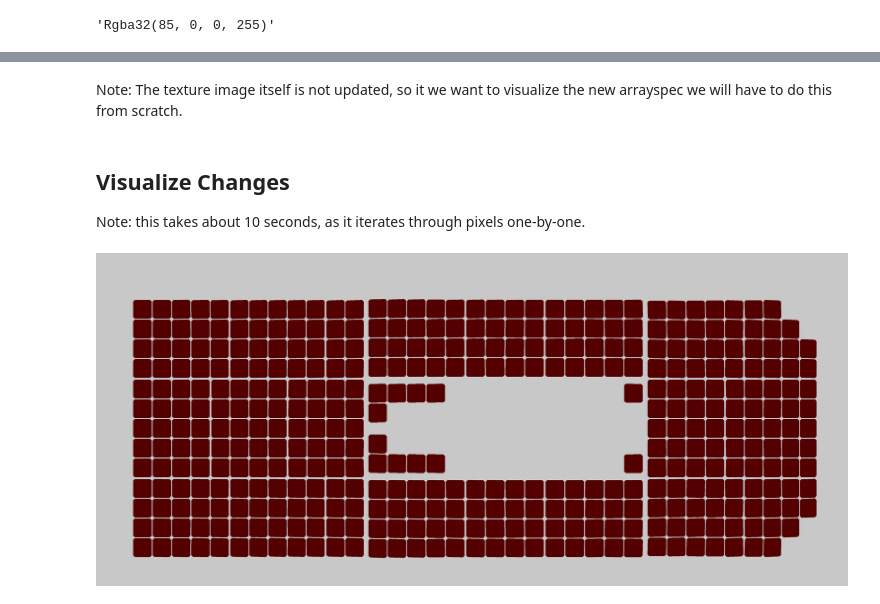
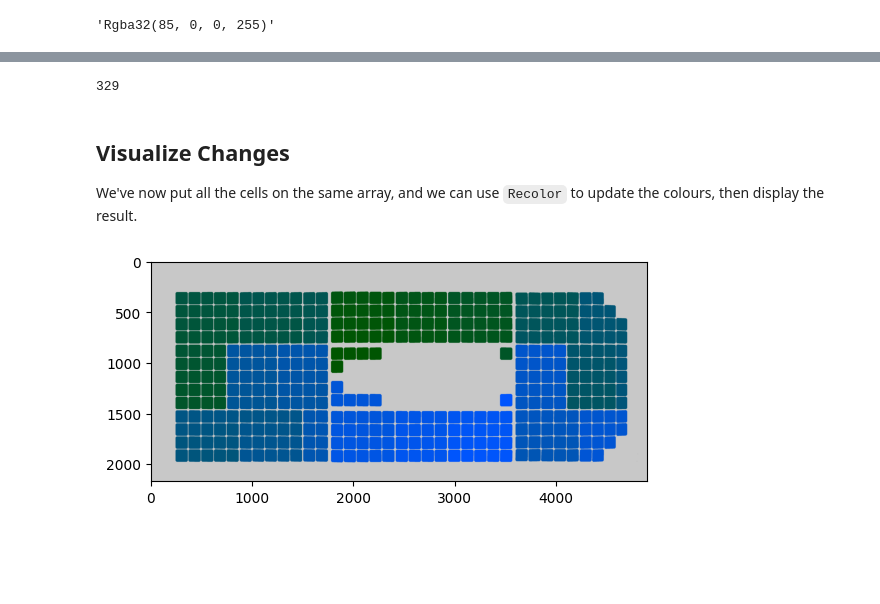
Before and after one commit to UBC-Solar/shellpower, a Jupyter notebook: shellpower/explore_arrayspec.ipynb, the cells around one changed output, grey strips where cells are left out. Drawn from its saved outputs; the diff is of its cells as text; code cells hidden in the pictures; blank space fills up the shorter version.

Commit message:
Use addcelltostring and confirm texture updating functionality.

```diff
--- a/shellpower/explore_arrayspec.ipynb
+++ b/shellpower/explore_arrayspec.ipynb
@@ -205,35 +153,37 @@ Rgba32(85, 0, 0, 255)
-# %% [markdown]
-Note: The texture image itself is not updated, so it we want to visualize the new arrayspec we will have to do this from scratch.
+# %%
+# Reload the aspec from the file
+aspec = Simulation.ArraySpec("./../arrays/luminos/luminos-splines-6-string-no-bypass-rot.png", "./../arrays/luminos/luminos.stl", "./bypass_diodes.json")
+
+first_string = aspec.Strings[0]
+
+not_in_string_1 = []
+for i, string in enumerate(aspec.Strings):
+
+    # Skip string 1
+    if i == 0:
+        continue
+
+    for cell in string.Cells:
+        not_in_string_1.append(cell)
+
+print(len(not_in_string_1))
+
+for cell in not_in_string_1:
+    ret = aspec.AddCellToCellString(cell, first_string)
+    # print(ret)
+# %% [output]
+329
 # %% [markdown]
 ## Visualize Changes
 
-Note: this takes about 10 seconds, as it iterates through pixels one-by-one.
+We've now put all the cells on the same array, and we can use `Recolor` to update the colours, then display the result.
-# %%
-from PIL import Image
-
-def get_new_texture(array_spec) -> Image:
-    width = array_spec.LayoutTexture.Width
-    height = array_spec.LayoutTexture.Height
-
-    image = Image.new("RGB", (width, height), color=(200, 200, 200))
-
-    # Step 2: Get access to the pixel data
-    pixels = image.load()
-
-    # Step 3: Set the pixel colors based on the pixel-color pairs
-    for string in aspec.Strings:
-        for cell in string.Cells:
-            color = (cell.Color.R, cell.Color.G, cell.Color.B)
-            for px in cell.Pixels:
-                x = px.First
-                y = px.Second
-                if 0 <= x < width and 0 <= y < height:
-                    pixels[x, y] = color
-
-    return image
-
-
-modified_texture = get_new_texture(aspec)
-display(modified_texture)
-# %% [output]
-[figure, removed]
+# %%
+aspec.Recolor()
+
+texture_path = "./textures/all_one_string.png"
+
+aspec.SaveArrayTexture(texture_path)
+plt.imshow(mpimg.imread(texture_path))
+plt.show()
+# %% [output]
+[figure, added]
```
Also changed, not shown: parts of 6 cells of this notebook.
